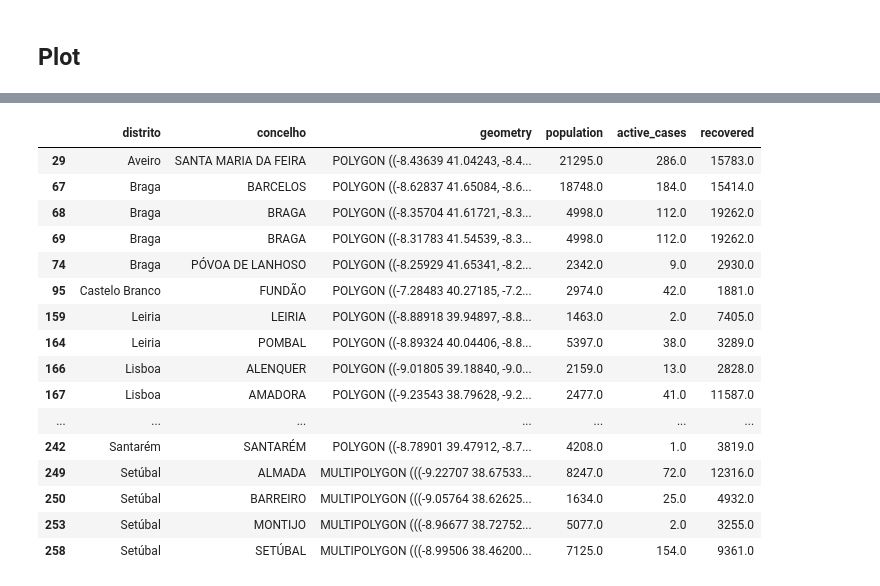
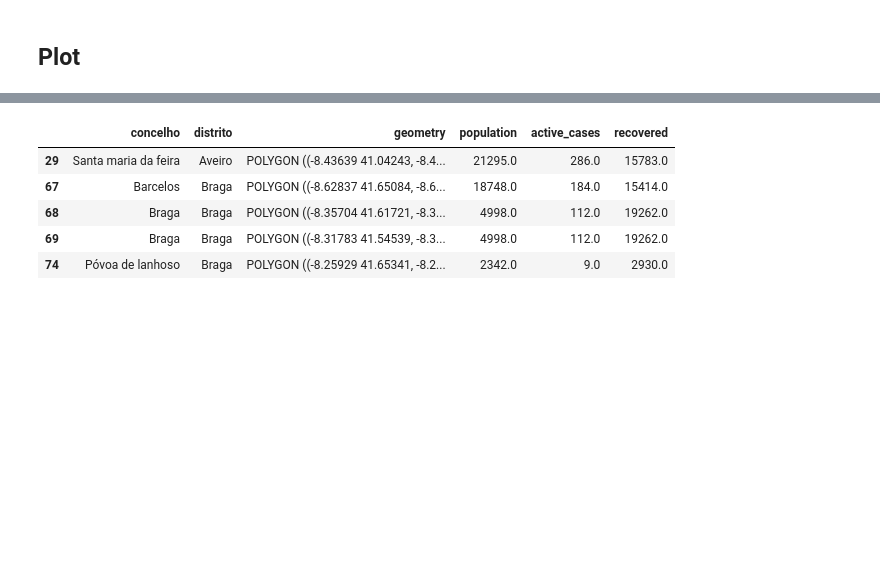
Before and after one commit to iv-kis/COVID_map, a Jupyter notebook: Covid_geo.ipynb, the cells around one changed output, grey strips where cells are left out. Cells and saved outputs as stored; diff of their text form; code cells hidden in the pictures; blank space fills up the shorter version.

```diff
--- a/Covid_geo.ipynb
+++ b/Covid_geo.ipynb
@@ -129,7 +180,7 @@ def plot_map(filename,
 We are interested in proportions, therefore we name a new variable as *prop_data*
 # %%
 #prop_data = pd.read_csv("19-01-2021_data.csv")
-prop_data = pd.read_csv("fill_other_points.csv")
+prop_data = pd.read_csv("covid_data.csv")
 prop_data
 # %% [output]
 |  | concelho | total | population | active_cases | recovered |
@@ -206,6 +257,8 @@ port_gdf_dist.head(1)
 ## Municipality (concelho) level
 # %%
 port_gdf_conc = port_gdf.copy()
+port_gdf_conc['concelho'] = port_gdf_conc['concelho'].str.capitalize()
+port_gdf_conc = port_gdf_conc[['concelho', 'distrito', 'geometry', 'population', 'active_cases', 'recovered']]
 
 madeira_gdf_conc = port_gdf_conc[port_gdf_conc.distrito == 'Madeira']
 port_gdf_conc = port_gdf_conc[port_gdf_conc.distrito != 'Madeira']
@@ -213,5 +266,6 @@ port_gdf_conc = port_gdf_conc[port_gdf_conc.distrito != 'Madeira']
 azores_gdf_conc = port_gdf_conc[port_gdf_conc.distrito == 'Azores']
 port_gdf_conc = port_gdf_conc[port_gdf_conc.distrito != 'Azores']
 
+
 port_gdf_conc.head(1)
 # %% [output]
@@ -244,20 +303,9 @@ plot_map('map_concelhos.png',
 # %%
-port_gdf_conc[port_gdf_conc.recovered > (port_gdf_conc.population - port_gdf_conc.recovered - port_gdf_conc.active_cases)]
+port_gdf_conc[port_gdf_conc.recovered > (port_gdf_conc.population - port_gdf_conc.recovered - port_gdf_conc.active_cases)].head()
 # %% [output]
-|  | distrito | concelho | geometry | population | active_cases | recovered |
-| 29 | Aveiro | SANTA MARIA DA FEIRA | POLYGON ((-8.43639 41.04243, -8.4... | 21295.0 | 286.0 | 15783.0 |
-| 67 | Braga | BARCELOS | POLYGON ((-8.62837 41.65084, -8.6... | 18748.0 | 184.0 | 15414.0 |
-| 68 | Braga | BRAGA | POLYGON ((-8.35704 41.61721, -8.3... | 4998.0 | 112.0 | 19262.0 |
-| 69 | Braga | BRAGA | POLYGON ((-8.31783 41.54539, -8.3... | 4998.0 | 112.0 | 19262.0 |
-| 74 | Braga | PÓVOA DE LANHOSO | POLYGON ((-8.25929 41.65341, -8.2... | 2342.0 | 9.0 | 2930.0 |
-| 95 | Castelo Branco | FUNDÃO | POLYGON ((-7.28483 40.27185, -7.2... | 2974.0 | 42.0 | 1881.0 |
-| 159 | Leiria | LEIRIA | POLYGON ((-8.88918 39.94897, -8.8... | 1463.0 | 2.0 | 7405.0 |
-| 164 | Leiria | POMBAL | POLYGON ((-8.89324 40.04406, -8.8... | 5397.0 | 38.0 | 3289.0 |
-| 166 | Lisboa | ALENQUER | POLYGON ((-9.01805 39.18840, -9.0... | 2159.0 | 13.0 | 2828.0 |
-| 167 | Lisboa | AMADORA | POLYGON ((-9.23543 38.79628, -9.2... | 2477.0 | 41.0 | 11587.0 |
-| ... | ... | ... | ... | ... | ... | ... |
-| 242 | Santarém | SANTARÉM | POLYGON ((-8.78901 39.47912, -8.7... | 4208.0 | 1.0 | 3819.0 |
-| 249 | Setúbal | ALMADA | MULTIPOLYGON (((-9.22707 38.67533... | 8247.0 | 72.0 | 12316.0 |
-| 250 | Setúbal | BARREIRO | MULTIPOLYGON (((-9.05764 38.62625... | 1634.0 | 25.0 | 4932.0 |
-| 253 | Setúbal | MONTIJO | MULTIPOLYGON (((-8.96677 38.72752... | 5077.0 | 2.0 | 3255.0 |
-| 258 | Setúbal | SETÚBAL | MULTIPOLYGON (((-8.99506 38.46200... | 7125.0 | 154.0 | 9361.0 |
+|  | concelho | distrito | geometry | population | active_cases | recovered |
+| 29 | Santa maria da feira | Aveiro | POLYGON ((-8.43639 41.04243, -8.4... | 21295.0 | 286.0 | 15783.0 |
+| 67 | Barcelos | Braga | POLYGON ((-8.62837 41.65084, -8.6... | 18748.0 | 184.0 | 15414.0 |
+| 68 | Braga | Braga | POLYGON ((-8.35704 41.61721, -8.3... | 4998.0 | 112.0 | 19262.0 |
+| 69 | Braga | Braga | POLYGON ((-8.31783 41.54539, -8.3... | 4998.0 | 112.0 | 19262.0 |
+| 74 | Póvoa de lanhoso | Braga | POLYGON ((-8.25929 41.65341, -8.2... | 2342.0 | 9.0 | 2930.0 |
```
Also changed, not shown: parts of 22 cells of this notebook.
